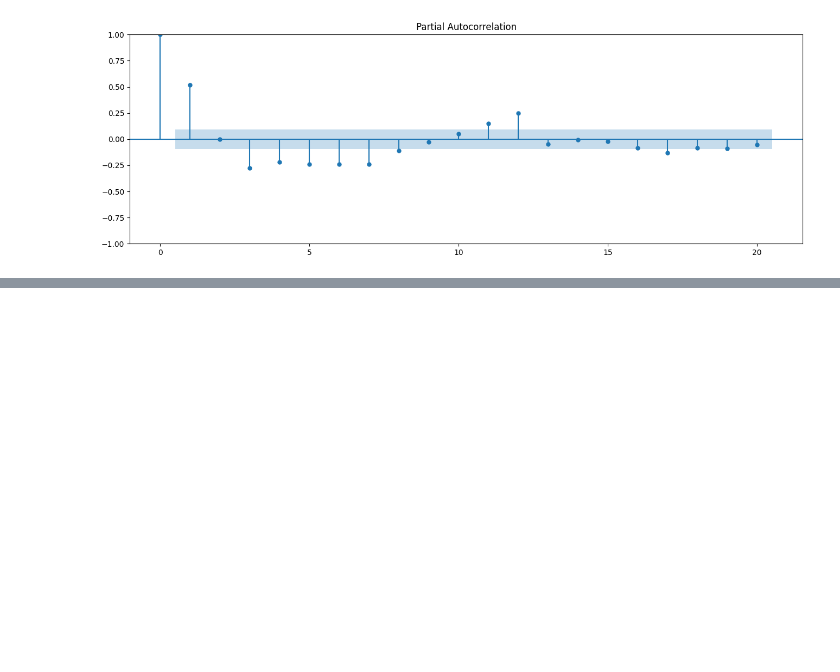
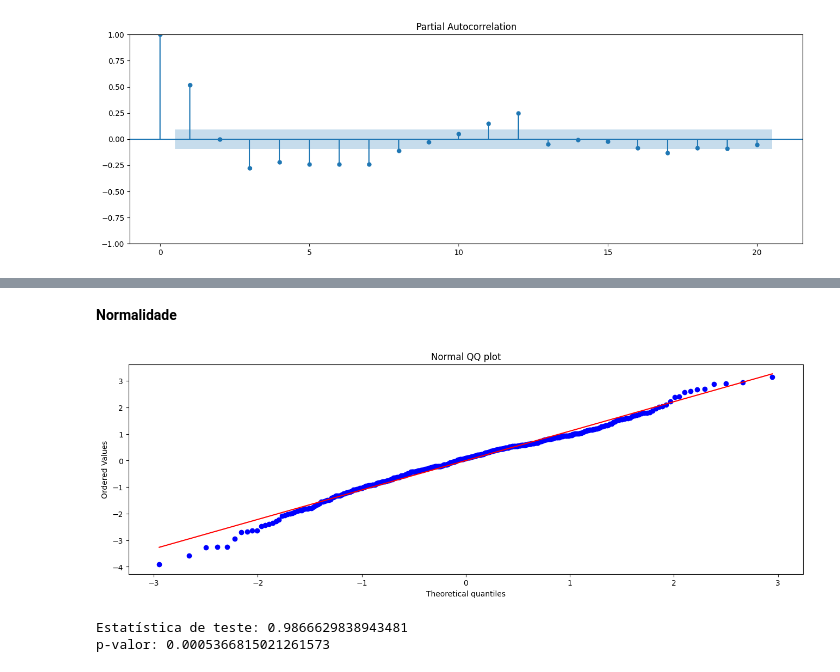
Before and after one commit to luizakuze/Cursos, a Jupyter notebook: cursos/series-temporais/modelos/projeto_chuva.ipynb, the cells around one changed output, grey strips where cells are left out. Cells and saved outputs as stored; diff of their text form; code cells hidden in the pictures; blank space fills up the shorter version.

```diff
--- a/cursos/series-temporais/modelos/projeto_chuva.ipynb
+++ b/cursos/series-temporais/modelos/projeto_chuva.ipynb
@@ -270,0 +396,15 @@ plt.show()
+# %% [markdown]
+**Normalidade**
+# %%
+stats.probplot(residuos, dist="norm", plot=plt)
+plt.title("Normal QQ plot")
+plt.show()
+# %% [output]
+[figure, added]
+# %%
+e, p = stats.shapiro(residuos)
+print(f'Estatística de teste: {e}')
+print(f'p-valor: {p}')
+# %% [output]
+Estatística de teste: 0.9866629838943481
+p-valor: 0.0005366815021261573
```
Also changed, not shown: parts of 29 cells of this notebook, 1 other file.
